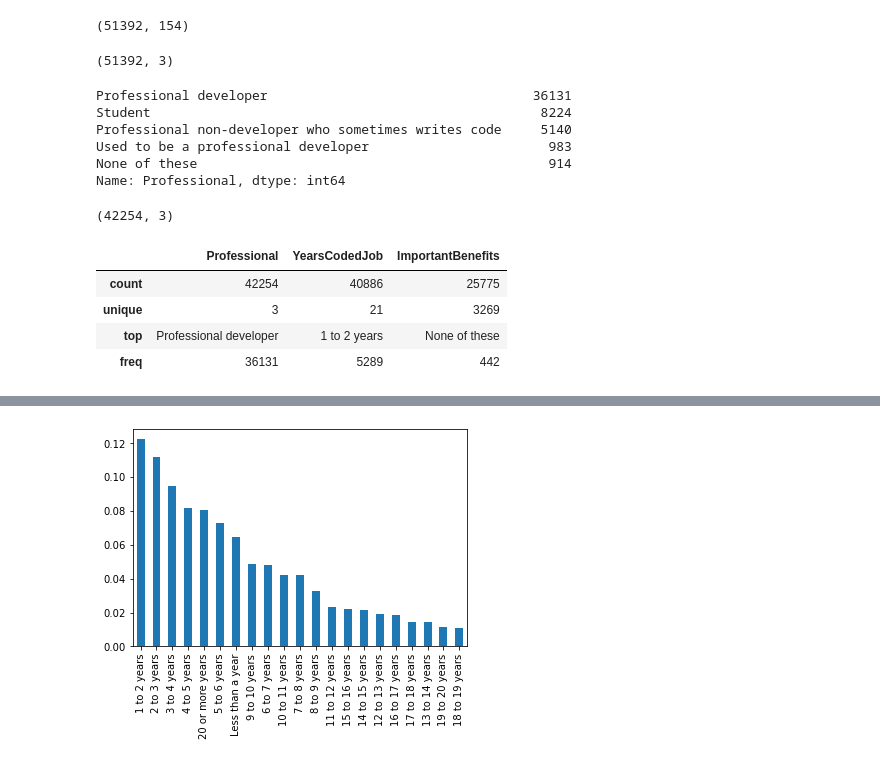
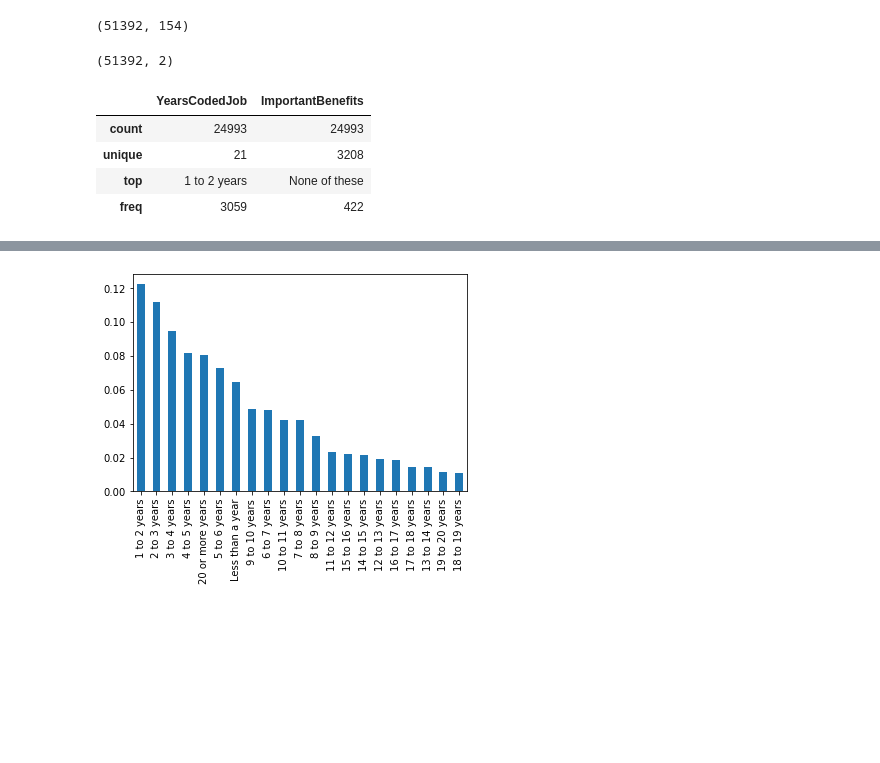
Before and after one commit to jc2/udacity_datascience_p1, a Jupyter notebook: takeaway1.ipynb, the cells around one changed output, grey strips where cells are left out. Drawn from its saved outputs; the diff is of its cells as text; code cells hidden in the pictures; blank space fills up the shorter version.

```diff
--- a/takeaway1.ipynb
+++ b/takeaway1.ipynb
@@ -14,29 +16,16 @@ df.shape
 # %% [output]
 (51392, 154)
 # %%
-df = df[['Professional', 'YearsCodedJob', 'ImportantBenefits']]
+df = df[['YearsCodedJob', 'ImportantBenefits']]
 df.shape
 # %% [output]
-(51392, 3)
+(51392, 2)
-# %%
-df['Professional'].value_counts()
-# %% [output]
-Professional developer                                  36131
-Student                                                  8224
-Professional non-developer who sometimes writes code     5140
-Used to be a professional developer                       983
-None of these                                             914
-Name: Professional, dtype: int64
-# %%
-df = df[df['Professional'].isin(('Professional developer','Professional non-developer who sometimes writes code','Used to be a professional developer'))]
-df.shape
-# %% [output]
-(42254, 3)
 # %%
+df = df.dropna()
 df.describe()
 # %% [output]
-|  | Professional | YearsCodedJob | ImportantBenefits |
-| count | 42254 | 40886 | 25775 |
-| unique | 3 | 21 | 3269 |
-| top | Professional developer | 1 to 2 years | None of these |
-| freq | 36131 | 5289 | 442 |
+|  | YearsCodedJob | ImportantBenefits |
+| count | 24993 | 24993 |
+| unique | 21 | 3208 |
+| top | 1 to 2 years | None of these |
+| freq | 3059 | 422 |
```
Also changed, not shown: parts of 11 cells of this notebook, 1 other file.
